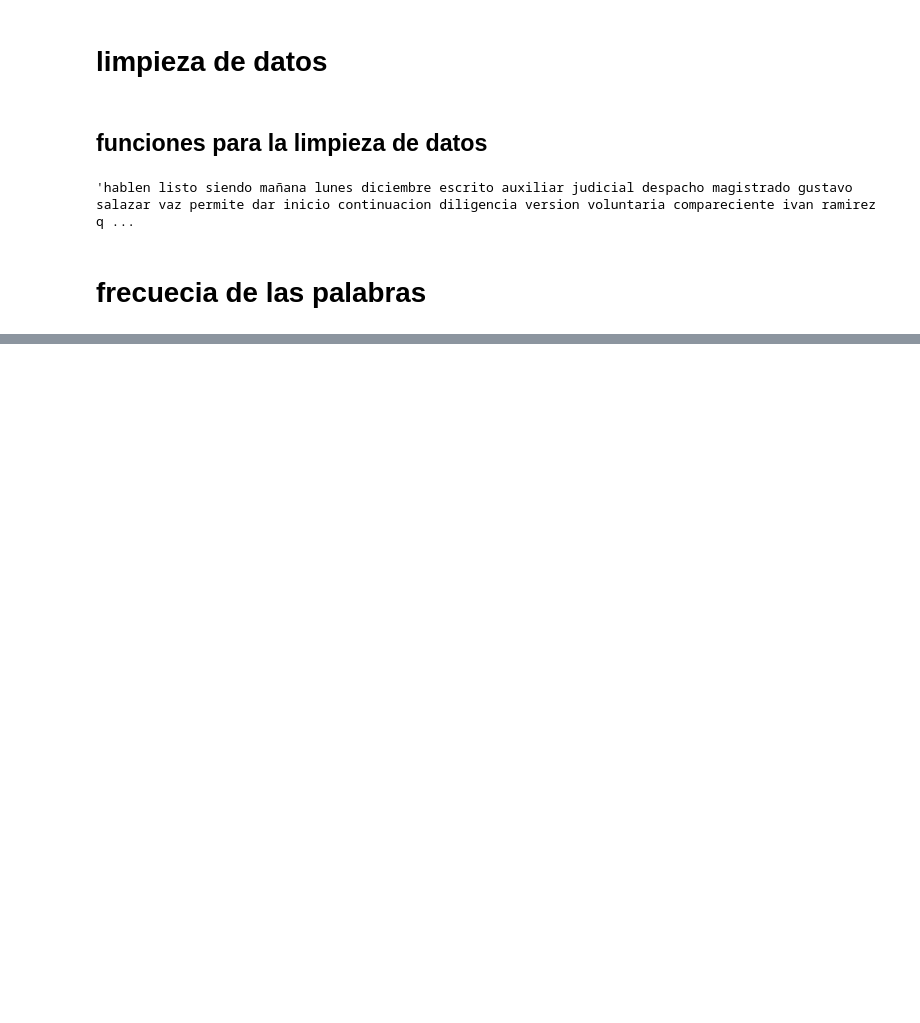
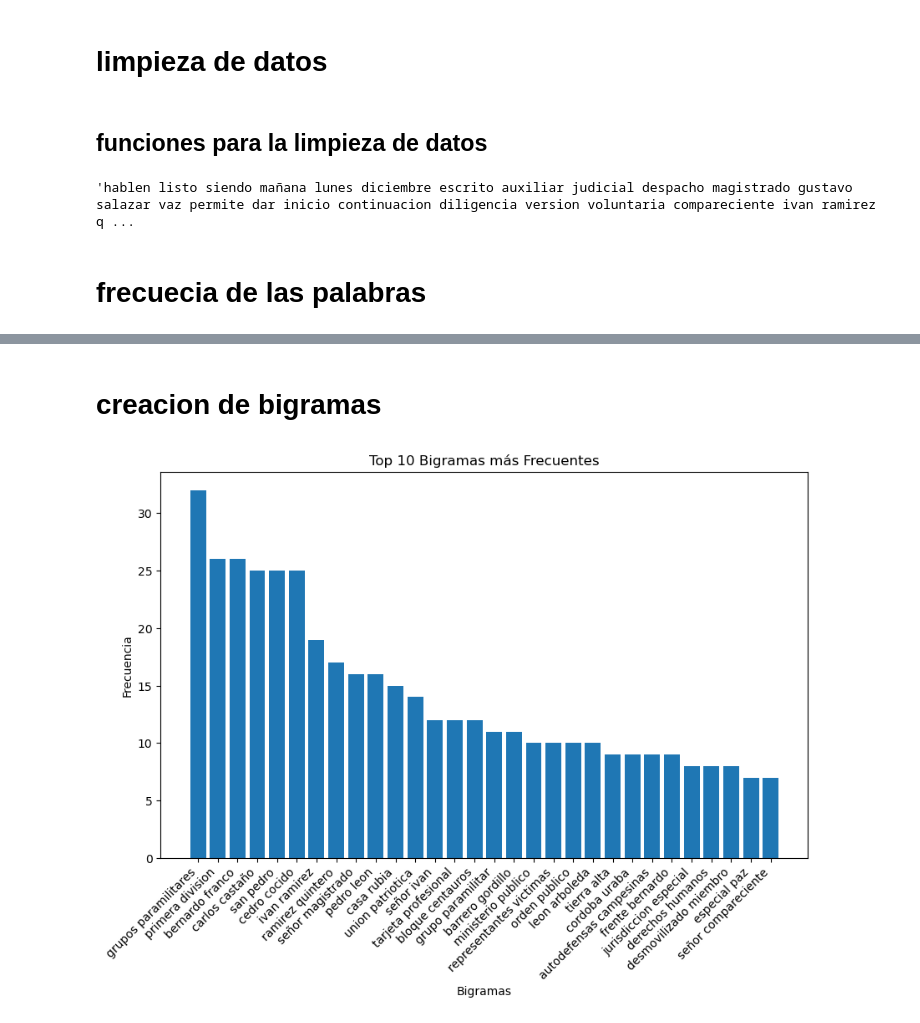
Before and after one commit to briveros23/Redes_sociales, a Jupyter notebook: notebook/Taller 4.ipynb, the cells around one changed output, grey strips where cells are left out. Drawn from its saved outputs; the diff is of its cells as text; code cells hidden in the pictures; blank space fills up the shorter version.

```diff
--- a/notebook/Taller 4.ipynb
+++ b/notebook/Taller 4.ipynb
@@ -211,0 +208,49 @@ plot_wordcloud(subtitulos_caso_6_1, max_words=10)
+# %% [markdown]
+# creacion de bigramas
+# %%
+def Generacion_de_skipgramas(text, n_palabras, k_saltos):
+    '''Genera skipgrams de un texto dado con un tamaño de ventana n y un número de skips k.'''
+    # Tokenize words
+    words = nltk.word_tokenize(text)
+
+    # Initialize list to store skipgrams
+    skipgrams_list = []
+
+    # Generate skipgrams
+    for i in range(len(words)):
+        # Create combinations of words with skips
+        skipgrams = combinations(words[i:i+n_palabras+k_saltos], n_palabras)
+        skipgrams_list.extend(skipgrams)
+
+    return skipgrams_list
+
+# Generar skipgrams
+skipgrams = Generacion_de_skipgramas(subtitulos_caso_6_1, n_palabras=2, k_saltos=0)
+# %%
+import matplotlib.pyplot as plt
+from collections import Counter
+
+def plot_bigramas(skipgramas,top_n=10):
+    # Conteo de bigramas
+    conteo_bigramas = Counter(skipgramas)
+
+    # Obtener los 10 bigramas más frecuentes
+    bigramas_mas_frecuentes = conteo_bigramas.most_common(top_n)
+
+    # Obtener datos para el gráfico
+    bigramas_unicos = [bigrama[0] for bigrama in bigramas_mas_frecuentes]
+    frecuencias = [frecuencia for _, frecuencia in bigramas_mas_frecuentes]
+
+    # Graficar
+    plt.figure(figsize=(10, 6))
+    plt.bar(range(len(bigramas_unicos)), frecuencias, tick_label=[f"{bigrama[0]} {bigrama[1]}" for bigrama in bigramas_unicos])
+    plt.xticks(rotation=45, ha='right')
+    plt.xlabel('Bigramas')
+    plt.ylabel('Frecuencia')
+    plt.title('Top 10 Bigramas más Frecuentes')
+    plt.show()
+
+# Ejemplo de uso:
+plot_bigramas(skipgrams,30)
+# %% [output]
+[figure, added]
```
Also changed, not shown: parts of 6 cells of this notebook, 3 other files.
